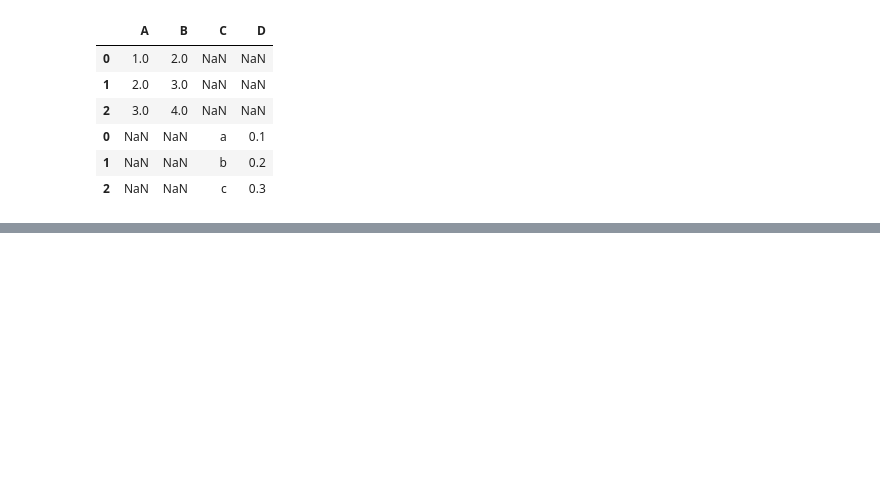
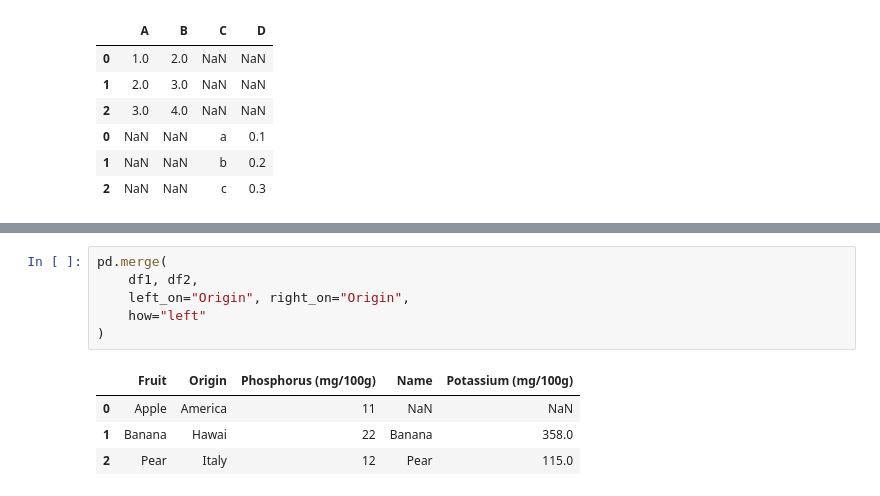
Before and after one commit to illumination-k/polars-pandas, a Jupyter notebook: work/pandas.ipynb, the cells around one changed output, grey strips where cells are left out. Drawn from its saved outputs; the diff is of its cells as text; blank space fills up the shorter version.

```diff
--- a/work/pandas.ipynb
+++ b/work/pandas.ipynb
@@ -281,0 +319,11 @@ pd.concat((df1, df2))
+# %%
+pd.merge(
+    df1, df2,
+    left_on="Origin", right_on="Origin",
+    how="left"
+)
+# %% [output]
+|  | Fruit | Origin | Phosphorus (mg/100g) | Name | Potassium (mg/100g) |
+| 0 | Apple | America | 11 | NaN | NaN |
+| 1 | Banana | Hawai | 22 | Banana | 358.0 |
+| 2 | Pear | Italy | 12 | Pear | 115.0 |
```
Also changed, not shown: parts of 7 cells of this notebook, 2 other files.
